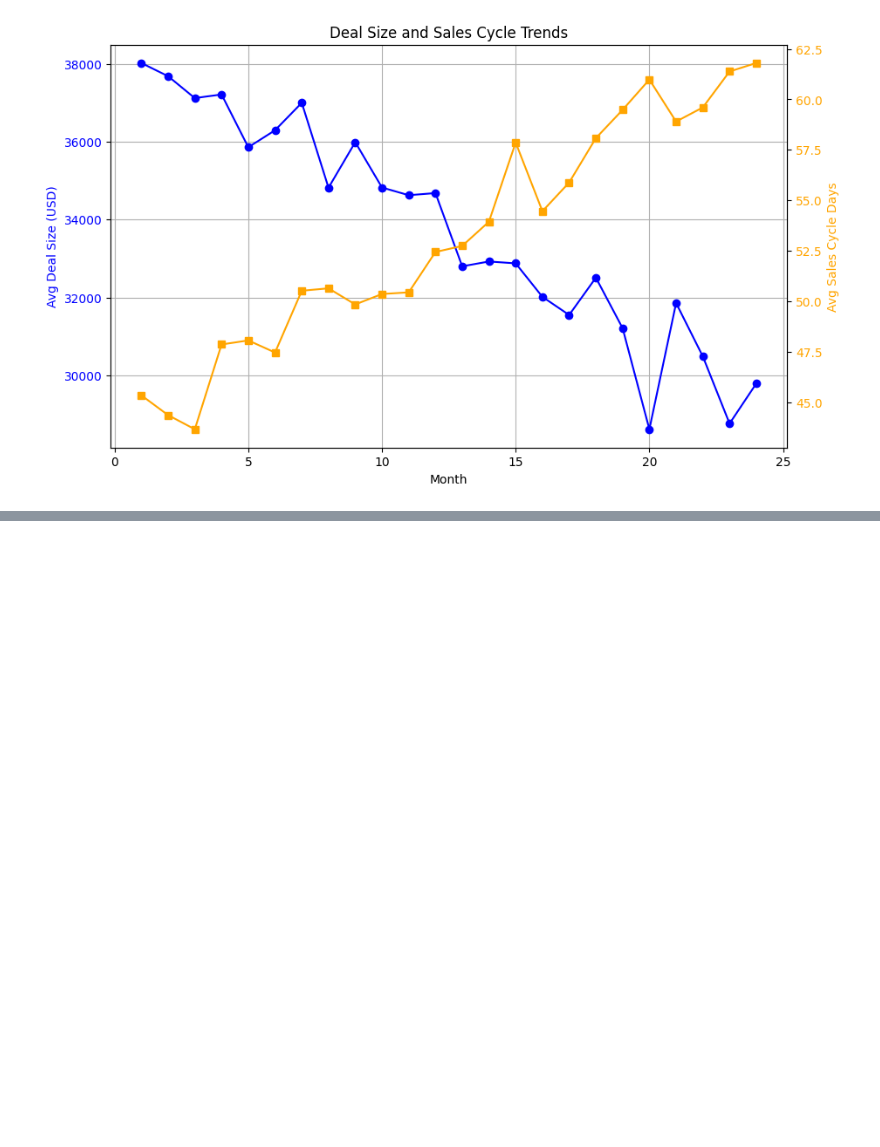
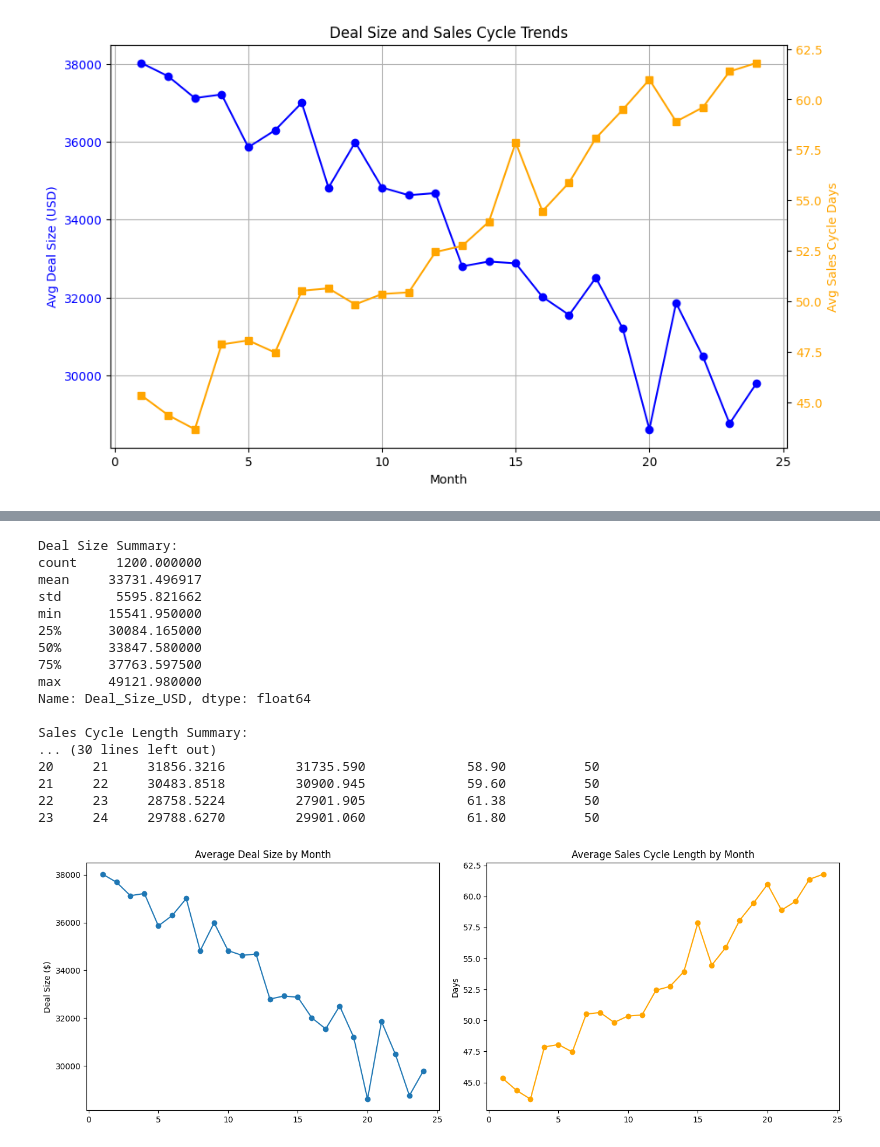
Before and after one commit to hawa1983/MG-628, a Jupyter notebook: Midterm_Regression_Project.ipynb, the cells around one changed output, grey strips where cells are left out. Saved outputs shown, nothing was run; the diff lists cells and outputs as text; code cells hidden in the pictures; blank space fills up the shorter version.

```diff
--- a/Midterm_Regression_Project.ipynb
+++ b/Midterm_Regression_Project.ipynb
@@ -13,7 +13,7 @@ import seaborn as sns
 ### 1. Load the sales performance dataset and group the data by month
 # %%
 
-sales_df = pd.read_csv('business_sales_performance.csv')
+sales_df = pd.read_csv('https://raw.githubusercontent.com/hawa1983/MG-628/refs/heads/main/business_sales_performance.csv')
 
 # Preview dataset
 sales_df.head()
@@ -160,0 +169,49 @@ plt.show()
+# %%
+# Step 1: Descriptive statistics
+
+print("Deal Size Summary:")
+print(sales_df['Deal_Size_USD'].describe())
+
+print("\nSales Cycle Length Summary:")
+print(sales_df['Sales_Cycle_Days'].describe())
+
+monthly = sales_df.groupby('Month').agg(
+    avg_deal_size=('Deal_Size_USD','mean'),
+    median_deal_size=('Deal_Size_USD','median'),
+    avg_cycle_length=('Sales_Cycle_Days','mean'),
+    deal_count=('Deal_Size_USD','count')
+).reset_index()
+
+print(monthly)
+
+fig, axes = plt.subplots(1,2, figsize=(14,5))
+
+axes[0].plot(monthly['Month'], monthly['avg_deal_size'], marker='o')
+axes[0].set_title('Average Deal Size by Month')
+axes[0].set_ylabel('Deal Size ($)')
+
+axes[1].plot(monthly['Month'], monthly['avg_cycle_length'], marker='o', color='orange')
+axes[1].set_title('Average Sales Cycle Length by Month')
+axes[1].set_ylabel('Days')
+
+plt.tight_layout()
+plt.show()
+# %% [output]
+Deal Size Summary:
+count     1200.000000
+mean     33731.496917
+std       5595.821662
+min      15541.950000
+25%      30084.165000
+50%      33847.580000
+75%      37763.597500
+max      49121.980000
+Name: Deal_Size_USD, dtype: float64
+
+Sales Cycle Length Summary:
+... (30 lines left out)
+20     21     31856.3216         31735.590             58.90          50
+21     22     30483.8518         30900.945             59.60          50
+22     23     28758.5224         27901.905             61.38          50
+23     24     29788.6270         29901.060             61.80          50
+[figure, added]
```
Also changed, not shown: parts of 33 cells of this notebook.
